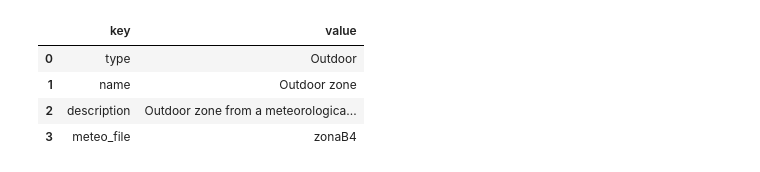
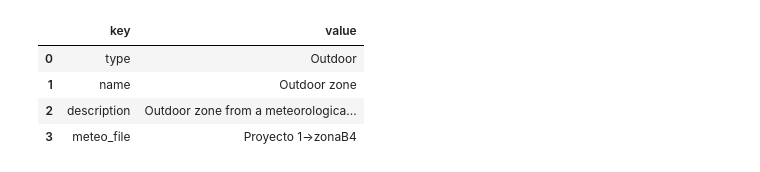
Before and after one commit to jfCoronel/OpenSimula, a Jupyter notebook: test_opensimula.ipynb, the cells around one changed output. Cells and saved outputs as stored; diff of their text form; code cells hidden in the pictures.

Commit message:
component form other projects

```diff
--- a/test_opensimula.ipynb
+++ b/test_opensimula.ipynb
@@ -1,17 +1,27 @@
 # %%
 import opensimula as oms
+proyecto1_json = {
+    "name": "Proyecto 1",
+    "components": [
+        {"type": "File_met", "name": "zonaB4", "file_name": "meteo/zonaB4.met"}
+    ]
+}
+
 proyecto_json = {
-    "name": "Proyecto 1",
+    "name": "Proyecto 2",
     "time_step": 900,
     "n_time_steps": 8760 * 4,
     "initial_time": "01/01/2001 00:00:00",
     "components": [
-        {"type": "File_met", "name": "zonaB4", "file_name": "meteo/zonaB4.met"},
-        {"type": "Outdoor", "name": "Outdoor zone", "meteo_file": "zonaB4"},
+        {"type": "Outdoor", "name": "Outdoor zone", "meteo_file": "Proyecto 1->zonaB4"},
     ],
 }
 
+
 sim = oms.Simulation()
+proyecto1 = oms.Project(sim)
+proyecto1.load_from_json(proyecto1_json)
+proyecto1.check()
 proyecto = oms.Project(sim)
 proyecto.load_from_json(proyecto_json)
 proyecto.check()
@@ -34,12 +48,12 @@ Project info:
 # %%
-outdoor = proyecto.component[1]
+outdoor = proyecto.component[0]
 outdoor.parameters_dataframe()
 # %% [output]
 |  | key | value |
 | 0 | type | Outdoor |
 | 1 | name | Outdoor zone |
 | 2 | description | Outdoor zone from a meteorologica... |
-| 3 | meteo_file | zonaB4 |
+| 3 | meteo_file | Proyecto 1->zonaB4 |
 # %%
 import plotly.express as px
 
```
Also changed, not shown: parts of 2 cells of this notebook, 7 other files.
